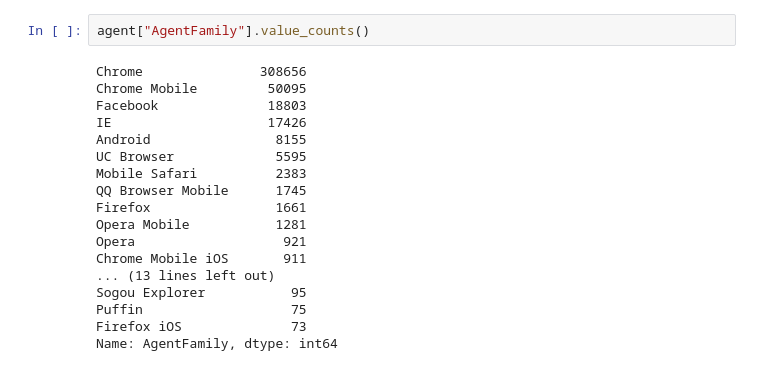
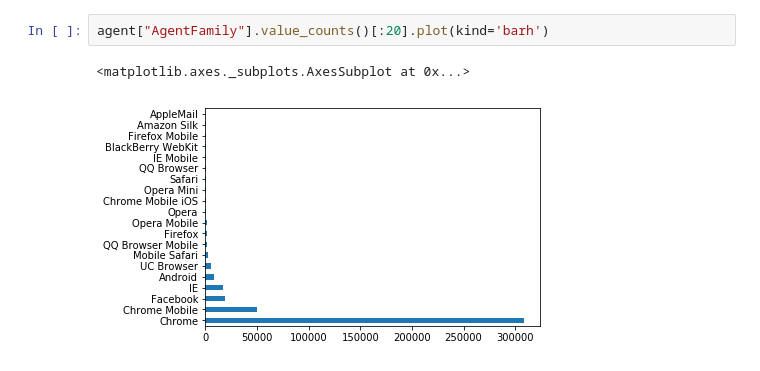
Before and after one commit to guangyangai/browser_family_extraction, a Jupyter notebook: demo.ipynb, the cells around one changed output. Drawn from its saved outputs; the diff is of its cells as text.

```diff
--- a/demo.ipynb
+++ b/demo.ipynb
@@ -30,20 +53,5 @@ agent.describe()
 # %%
-agent["AgentFamily"].value_counts()
+agent["AgentFamily"].value_counts()[:20].plot(kind='barh')
 # %% [output]
-Chrome               308656
-Chrome Mobile         50095
-Facebook              18803
-IE                    17426
-Android                8155
-UC Browser             5595
-Mobile Safari          2383
-QQ Browser Mobile      1745
-Firefox                1661
-Opera Mobile           1281
-Opera                   921
-Chrome Mobile iOS       911
-... (13 lines left out)
-Sogou Explorer           95
-Puffin                   75
-Firefox iOS              73
-Name: AgentFamily, dtype: int64
+<matplotlib.axes._subplots.AxesSubplot at 0x...>
+[figure, added]
```
Also changed, not shown: parts of 15 cells of this notebook, 3 other files.
